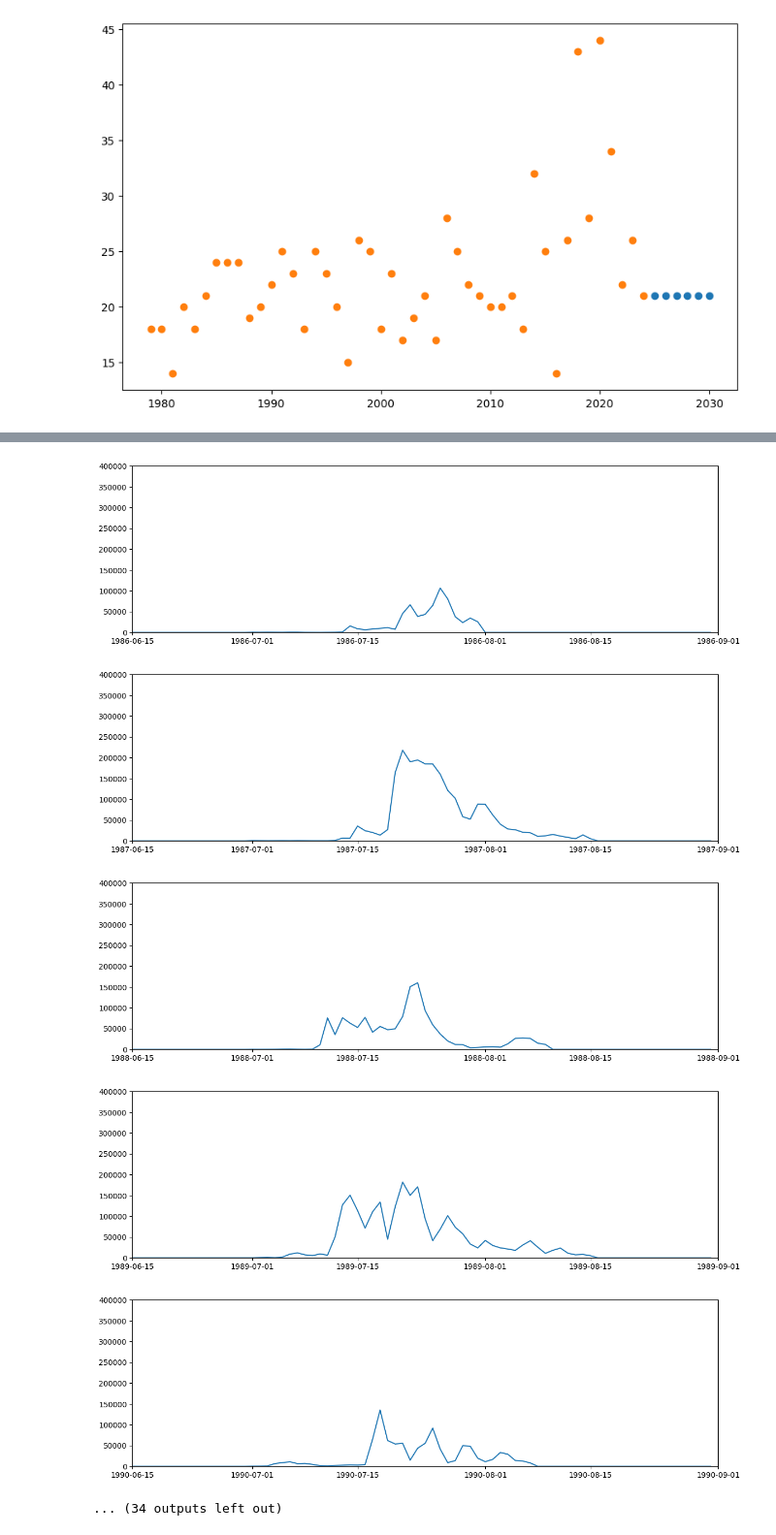
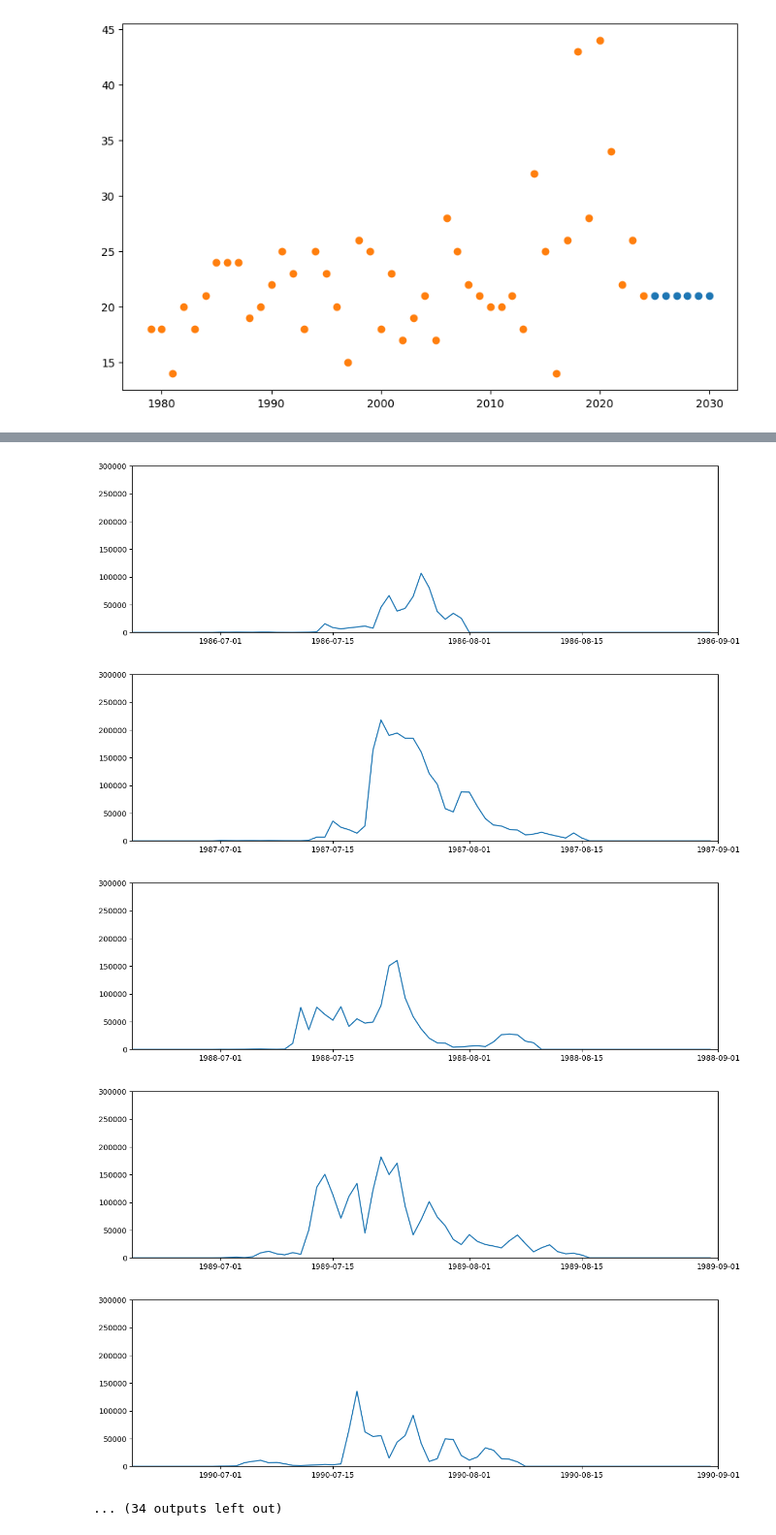
Before and after one commit to sethnlewis/Kenai_Dipnetting, a Jupyter notebook: Salmon Forecast.ipynb, the cells around one changed output, grey strips where cells are left out. Shown at 97% size. Drawn from its saved outputs; the diff is of its cells as text; code cells hidden in the pictures.

```diff
--- a/Salmon Forecast.ipynb
+++ b/Salmon Forecast.ipynb
@@ -382,6 +363,6 @@ plt.scatter(X, y, label="Modeled Peak Migration")
 for yr in range(1979, 2025):
   plt.figure(figsize=(14,4))
   plt.plot(df_historical.loc[df_historical['ds'].dt.year == yr].ds, df_historical.loc[df_historical['ds'].dt.year == yr].y)
-  plt.xlim(datetime(yr, 6, 15), datetime(yr, 9, 1))
-  plt.ylim(0, 400000)
+  plt.xlim(datetime(yr, 6, 20), datetime(yr, 9, 1))
+  plt.ylim(0, 300000)
 # %% [output]
@@ -395,6 +376,6 @@ for yr in range(1979, 2025):
-[figure, old version]
+[figure, new version]
-[figure, old version]
+[figure, new version]
-[figure, old version]
+[figure, new version]
-[figure, old version]
+[figure, new version]
-[figure, old version]
+[figure, new version]
 ... (34 outputs left out)
```
Also changed, not shown: parts of 3 cells of this notebook.
